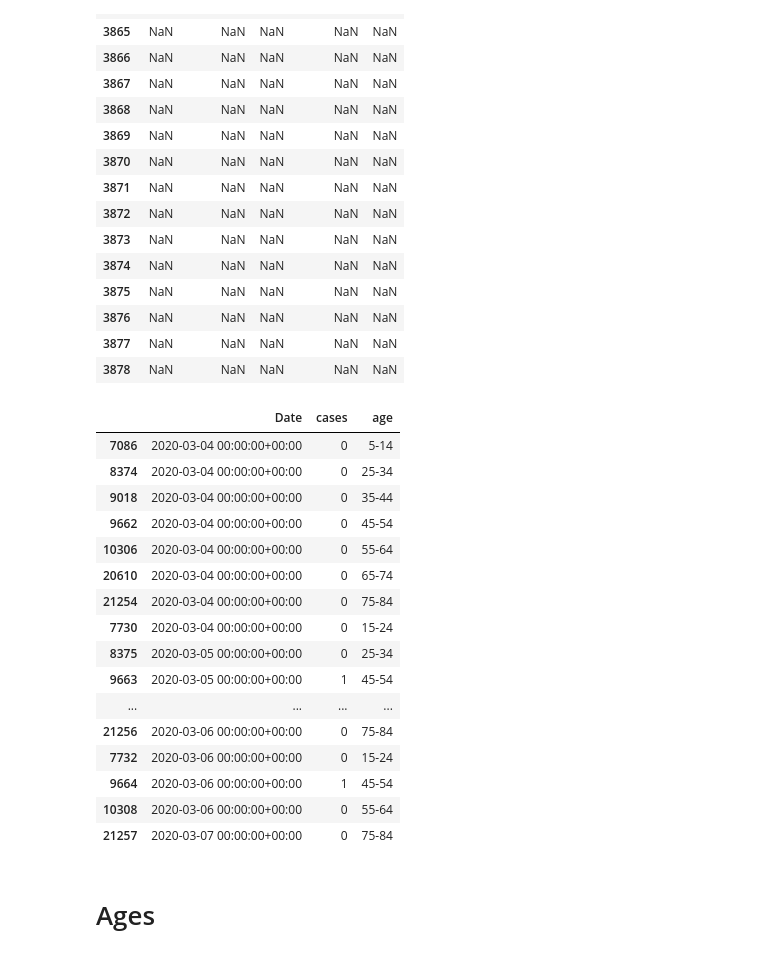
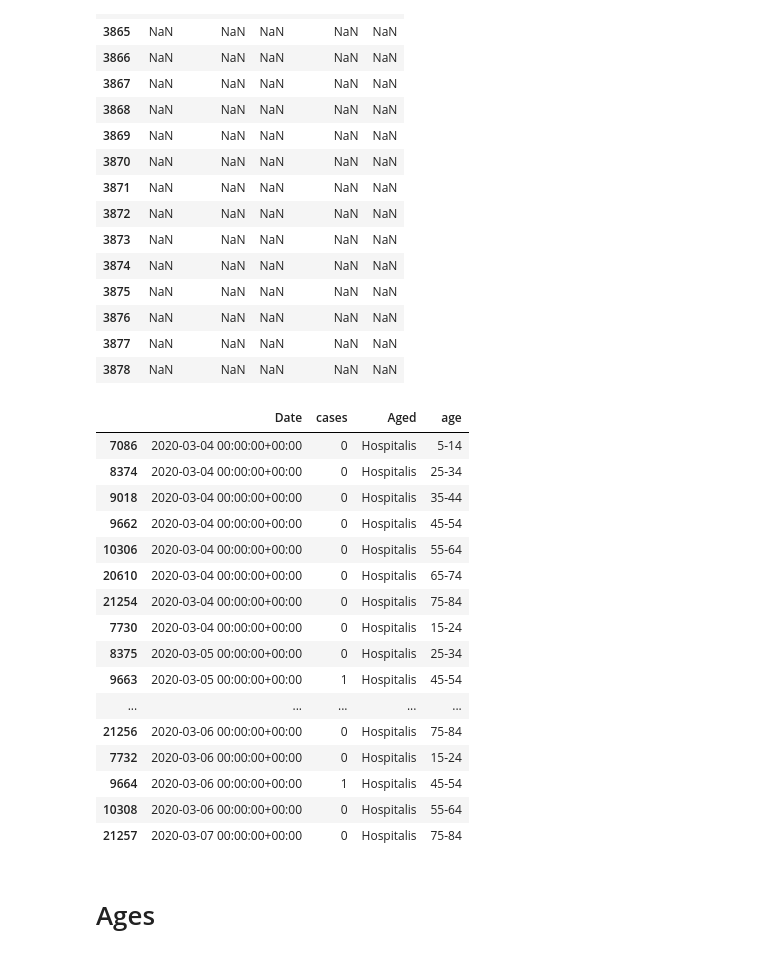
Before and after one commit to kjonina/Presenting-Covid19-using-Flask, a Jupyter notebook: CA3_c00278440_tidy_data.ipynb, the cells around one changed output. Saved outputs shown, nothing was run; the diff lists cells and outputs as text; code cells hidden in the pictures.

```diff
--- a/CA3_c00278440_tidy_data.ipynb
+++ b/CA3_c00278440_tidy_data.ipynb
@@ -196,4 +196,4 @@ array(['HospitalisedCovidCases', 'HospitalisedAged5',
        'HospitalisedAged65to74', 'HospitalisedAged75to84',
        'HospitalisedAged85up'], dtype=object)
 # %%
-hospitalised_df.iloc[:,1] = hospitalised_df.iloc[:,1].str.lstrip("Hospitalised")
+#hospitalised_df.iloc[:,1] = hospitalised_df.iloc[:,1].str.lstrip("Hospitalised")
@@ -282,29 +279,32 @@ tmp_df.head(15)
 hospitalised_df = pd.concat([hospitalised_df, tmp_df], axis=1)
 
 # Drop unnecessary columns and rows
-hospitalised_df = hospitalised_df.drop(['column',"Aged","age_lower","to","age_upper" ], axis=1)
+hospitalised_df = hospitalised_df.drop(['column',"age_lower","to","age_upper" ], axis=1)
 hospitalised_df = hospitalised_df.dropna()
 hospitalised_df = hospitalised_df.sort_values(ascending = True,by = ["Date"])
 hospitalised_df["cases"] = hospitalised_df["cases"].astype(int)
-hospitalised_df.head(25)
-# %% [output]
-|  | Date | cases | age |
-| 7086 | 2020-03-04 00:00:00+00:00 | 0 | 5-14 |
-| 8374 | 2020-03-04 00:00:00+00:00 | 0 | 25-34 |
-| 9018 | 2020-03-04 00:00:00+00:00 | 0 | 35-44 |
-| 9662 | 2020-03-04 00:00:00+00:00 | 0 | 45-54 |
-| 10306 | 2020-03-04 00:00:00+00:00 | 0 | 55-64 |
-| 20610 | 2020-03-04 00:00:00+00:00 | 0 | 65-74 |
-| 21254 | 2020-03-04 00:00:00+00:00 | 0 | 75-84 |
-| 7730 | 2020-03-04 00:00:00+00:00 | 0 | 15-24 |
-| 8375 | 2020-03-05 00:00:00+00:00 | 0 | 25-34 |
-| 9663 | 2020-03-05 00:00:00+00:00 | 1 | 45-54 |
-| ... | ... | ... | ... |
-| 21256 | 2020-03-06 00:00:00+00:00 | 0 | 75-84 |
-| 7732 | 2020-03-06 00:00:00+00:00 | 0 | 15-24 |
-| 9664 | 2020-03-06 00:00:00+00:00 | 1 | 45-54 |
-| 10308 | 2020-03-06 00:00:00+00:00 | 0 | 55-64 |
-| 21257 | 2020-03-07 00:00:00+00:00 | 0 | 75-84 |
+# %%
+
+hospitalised_df["Aged"] = hospitalised_df["Aged"].str.rstrip("Aged")
+hospitalised_df.head(25)
+# %% [output]
+|  | Date | cases | Aged | age |
+| 7086 | 2020-03-04 00:00:00+00:00 | 0 | Hospitalis | 5-14 |
+| 8374 | 2020-03-04 00:00:00+00:00 | 0 | Hospitalis | 25-34 |
+| 9018 | 2020-03-04 00:00:00+00:00 | 0 | Hospitalis | 35-44 |
+| 9662 | 2020-03-04 00:00:00+00:00 | 0 | Hospitalis | 45-54 |
+| 10306 | 2020-03-04 00:00:00+00:00 | 0 | Hospitalis | 55-64 |
+| 20610 | 2020-03-04 00:00:00+00:00 | 0 | Hospitalis | 65-74 |
+| 21254 | 2020-03-04 00:00:00+00:00 | 0 | Hospitalis | 75-84 |
+| 7730 | 2020-03-04 00:00:00+00:00 | 0 | Hospitalis | 15-24 |
+| 8375 | 2020-03-05 00:00:00+00:00 | 0 | Hospitalis | 25-34 |
+| 9663 | 2020-03-05 00:00:00+00:00 | 1 | Hospitalis | 45-54 |
+| ... | ... | ... | ... | ... |
+| 21256 | 2020-03-06 00:00:00+00:00 | 0 | Hospitalis | 75-84 |
+| 7732 | 2020-03-06 00:00:00+00:00 | 0 | Hospitalis | 15-24 |
+| 9664 | 2020-03-06 00:00:00+00:00 | 1 | Hospitalis | 45-54 |
+| 10308 | 2020-03-06 00:00:00+00:00 | 0 | Hospitalis | 55-64 |
+| 21257 | 2020-03-07 00:00:00+00:00 | 0 | Hospitalis | 75-84 |
 # %% [markdown]
 # Ages
 # %%
```
Also changed, not shown: parts of 8 cells of this notebook.
